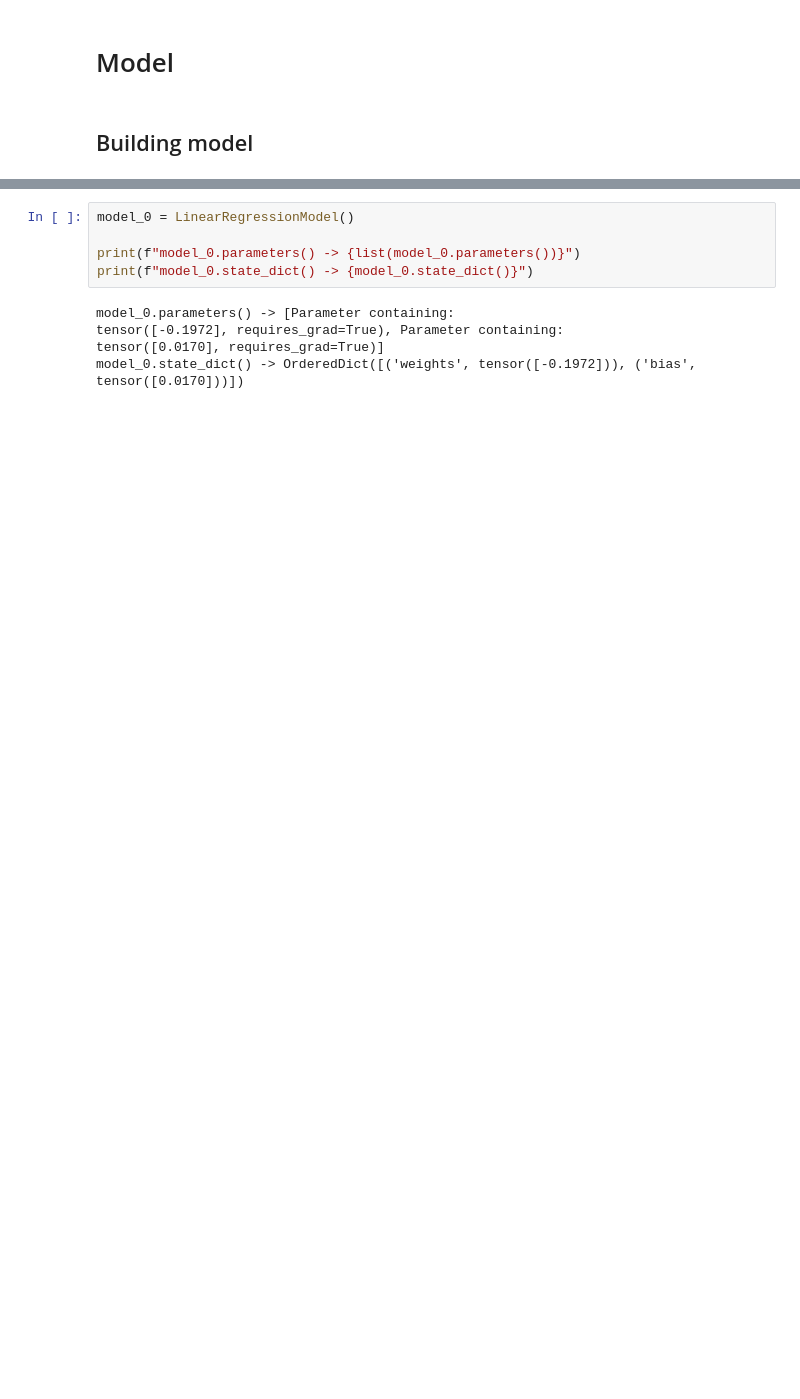
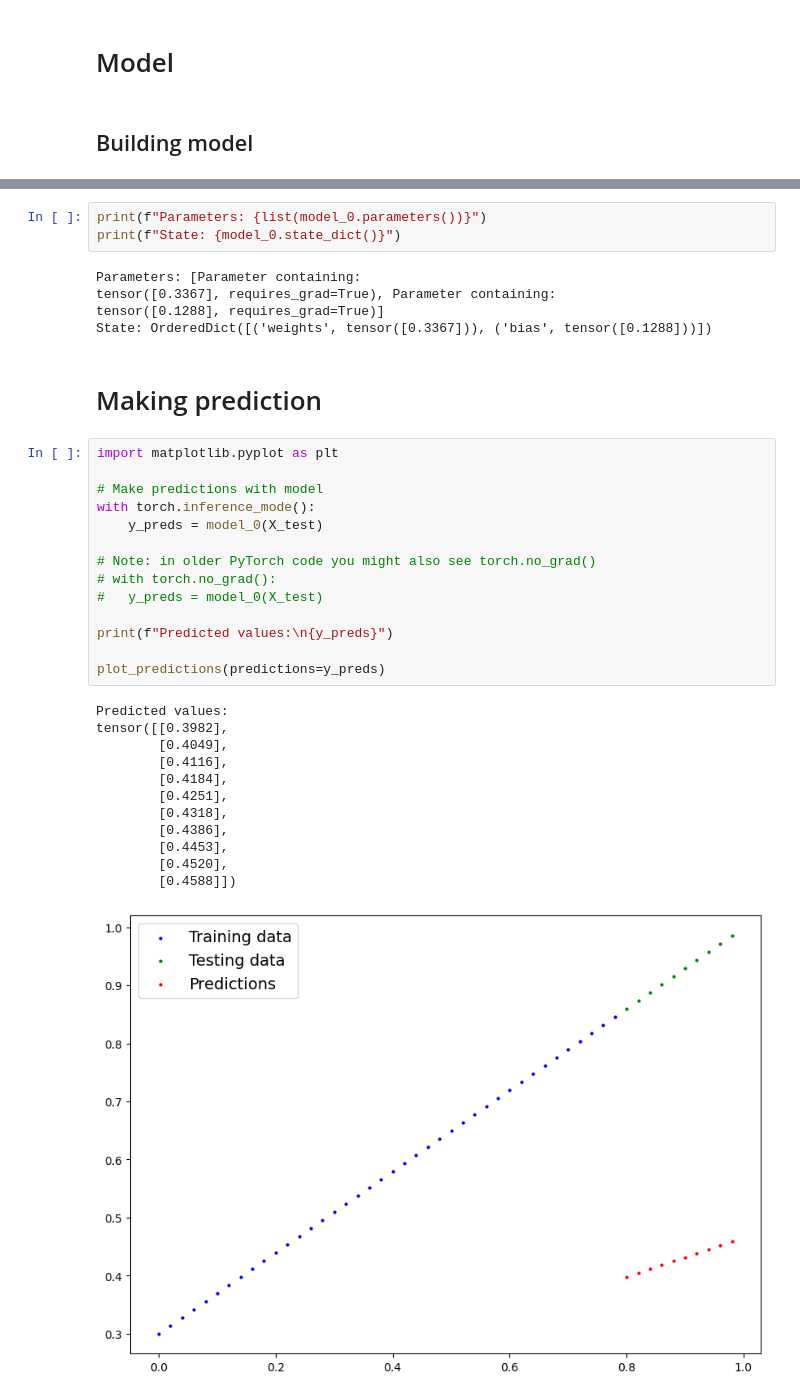
Before and after one commit to ttmdear/repository, a Jupyter notebook: ml/linear-regression.ipynb, the cells around one changed output, grey strips where cells are left out. Saved outputs shown, nothing was run; the diff lists cells and outputs as text; blank space fills up the shorter version.

```diff
--- a/ml/linear-regression.ipynb
+++ b/ml/linear-regression.ipynb
@@ -78,10 +90,37 @@ Getting information about model
 # %%
-model_0 = LinearRegressionModel()
-
-print(f"model_0.parameters() -> {list(model_0.parameters())}")
-print(f"model_0.state_dict() -> {model_0.state_dict()}")
+print(f"Parameters: {list(model_0.parameters())}")
+print(f"State: {model_0.state_dict()}")
 # %% [output]
-model_0.parameters() -> [Parameter containing:
-tensor([-0.1972], requires_grad=True), Parameter containing:
-tensor([0.0170], requires_grad=True)]
-model_0.state_dict() -> OrderedDict([('weights', tensor([-0.1972])), ('bias', tensor([0.0170]))])
+Parameters: [Parameter containing:
+tensor([0.3367], requires_grad=True), Parameter containing:
+tensor([0.1288], requires_grad=True)]
+State: OrderedDict([('weights', tensor([0.3367])), ('bias', tensor([0.1288]))])
+# %% [markdown]
+# Making prediction
+# %%
+import matplotlib.pyplot as plt
+
+# Make predictions with model
+with torch.inference_mode():
+    y_preds = model_0(X_test)
+
+# Note: in older PyTorch code you might also see torch.no_grad()
+# with torch.no_grad():
+#   y_preds = model_0(X_test)
+
+print(f"Predicted values:\n{y_preds}")
+
+plot_predictions(predictions=y_preds)
+# %% [output]
+Predicted values:
+tensor([[0.3982],
+        [0.4049],
+        [0.4116],
+        [0.4184],
+        [0.4251],
+        [0.4318],
+        [0.4386],
+        [0.4453],
+        [0.4520],
+        [0.4588]])
+[figure, added]
```
Also changed, not shown: parts of 8 cells of this notebook.
